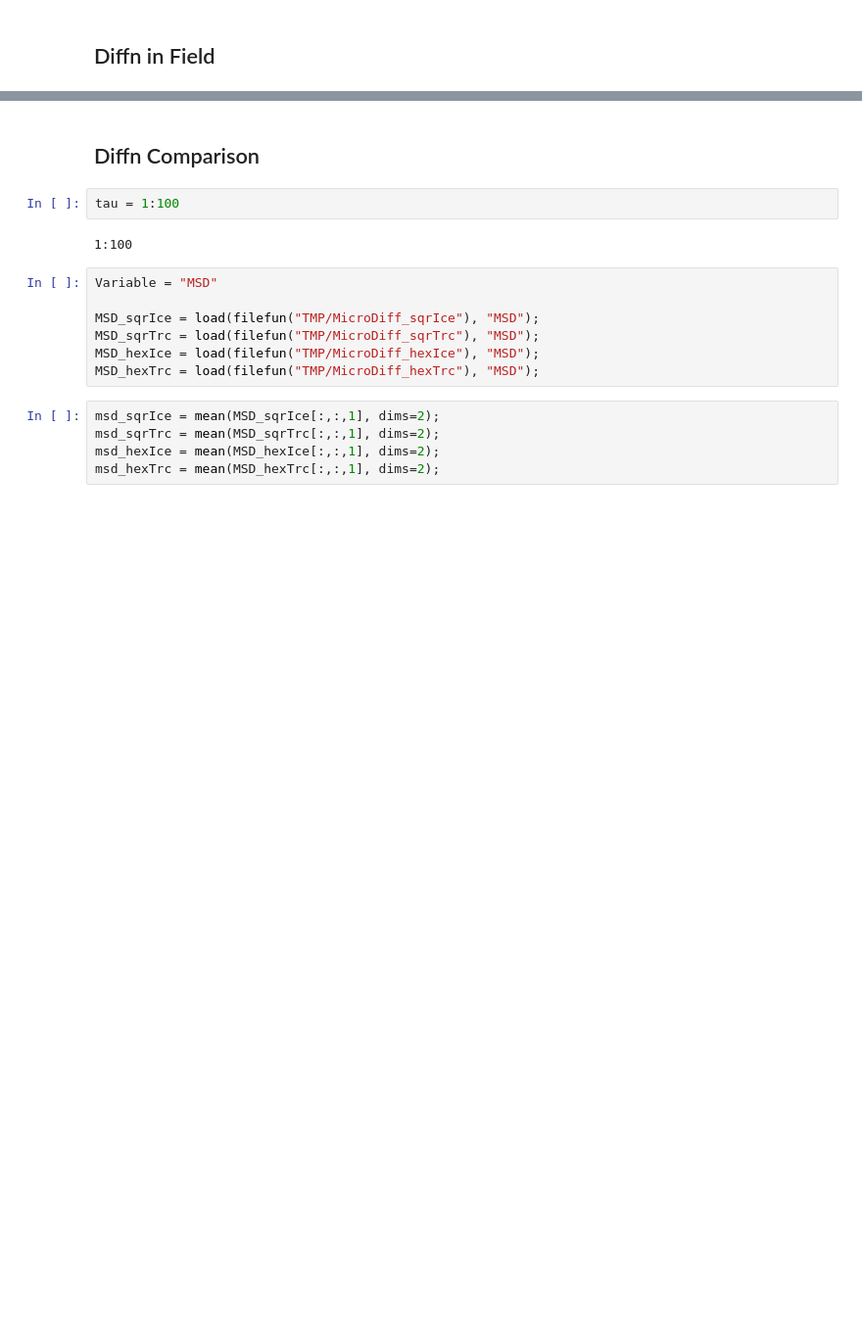
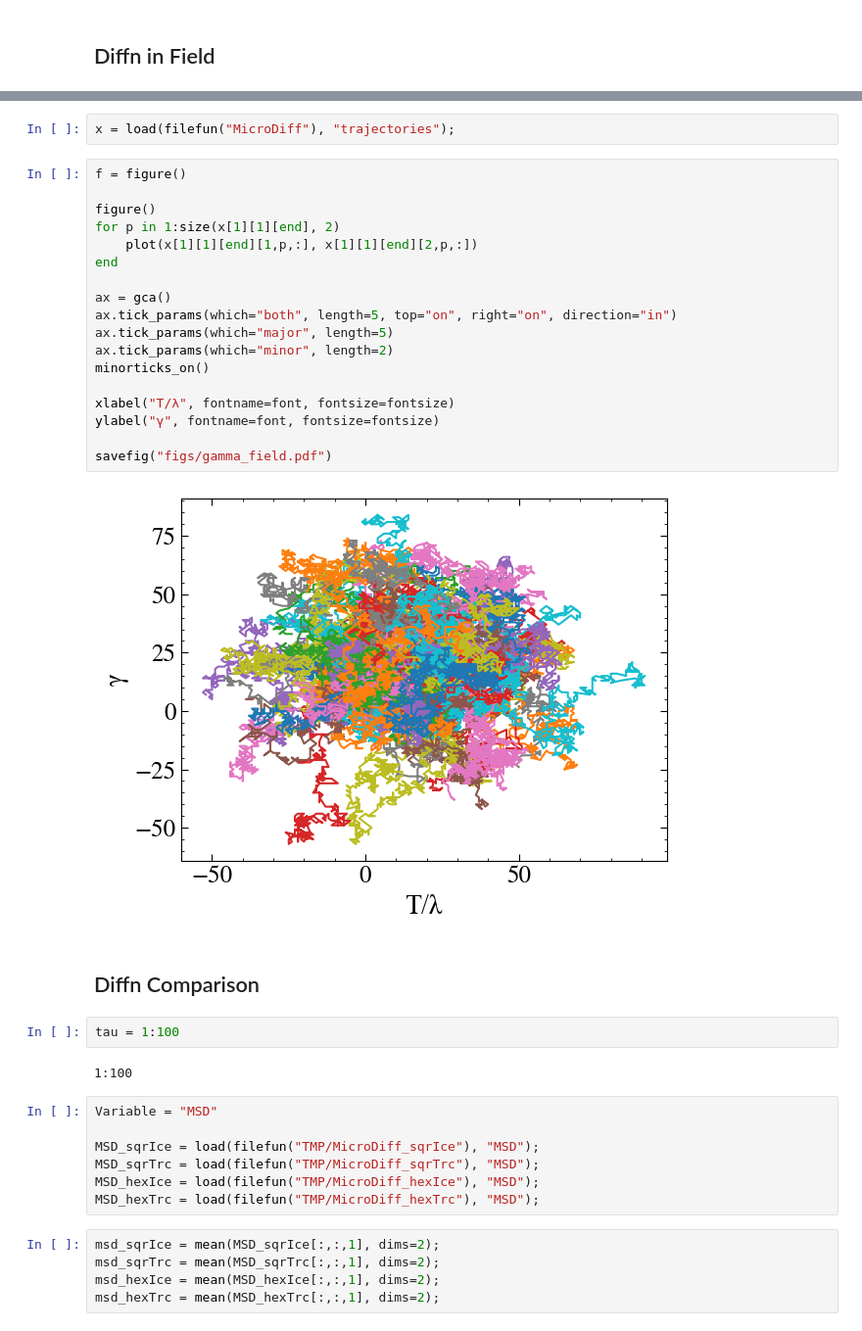
Before and after one commit to EmilySRichards/KineticMonteCarlo, a Jupyter notebook: PROJECT/figures.ipynb, the cells around one changed output, grey strips where cells are left out. Shown: that part at 98% size. Cells and saved outputs as stored; diff of their text form; blank space fills up the shorter version.

```diff
--- a/PROJECT/figures.ipynb
+++ b/PROJECT/figures.ipynb
@@ -254,3 +279,25 @@ savefig("figs/gamma_field.pdf")
+# %%
+x = load(filefun("MicroDiff"), "trajectories");
+# %%
+f = figure()
+
+figure()
+for p in 1:size(x[1][1][end], 2)
+    plot(x[1][1][end][1,p,:], x[1][1][end][2,p,:])
+end
+
+ax = gca()
+ax.tick_params(which="both", length=5, top="on", right="on", direction="in")
+ax.tick_params(which="major", length=5)
+ax.tick_params(which="minor", length=2)
+minorticks_on()
+
+xlabel("T/λ", fontname=font, fontsize=fontsize)
+ylabel("γ", fontname=font, fontsize=fontsize)
+
+savefig("figs/gamma_field.pdf")
+# %% [output]
+[figure, added]
 # %% [markdown]
 ## Diffn Comparison
 # %%
```
Also changed, not shown: parts of 19 cells of this notebook, 3 other files.
